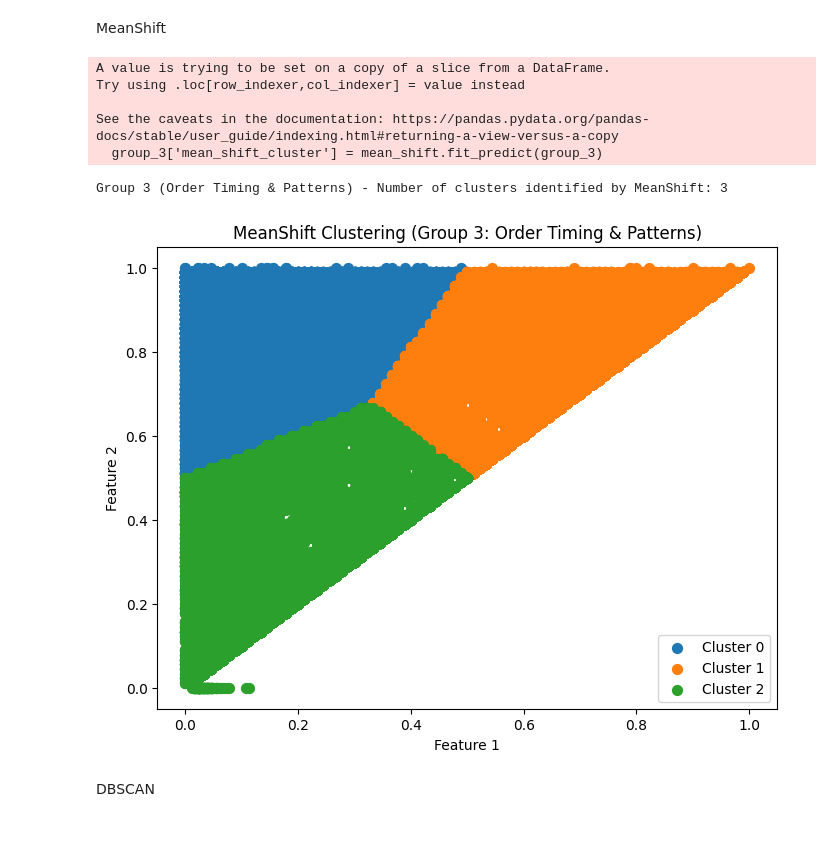
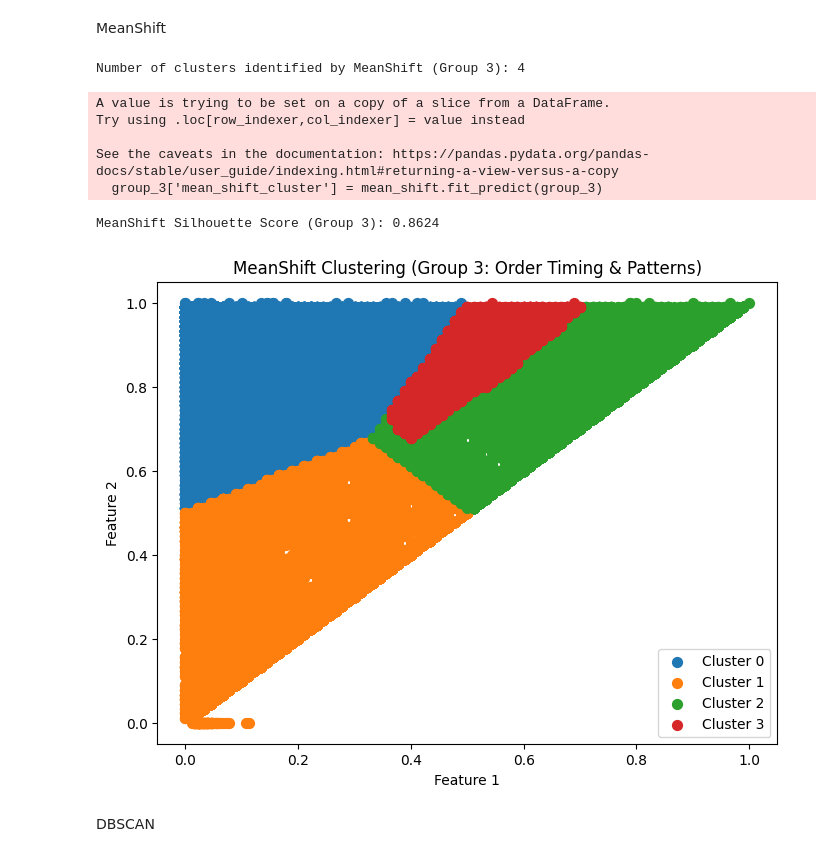
Before and after one commit to gugaaa1904/Data_Mining, a Jupyter notebook: Group 51 Clustering.ipynb, the cells around one changed output. Saved outputs shown, nothing was run; the diff lists cells and outputs as text; code cells hidden in the pictures.

```diff
--- a/Group 51 Clustering.ipynb
+++ b/Group 51 Clustering.ipynb
@@ -865,27 +1114,22 @@ plt.show()
 # %% [markdown]
 Group 3
 # %%
-from sklearn.cluster import KMeans
-from sklearn.metrics import silhouette_score
-import matplotlib.pyplot as plt
-import numpy as np
-
 # Step 1: Apply K-Means clustering for different numbers of clusters
-k_values = range(2, 6)  # Trying 2 to 5 clusters
+k_values = range(2, 6)
 silhouette_scores = []
-kmeans_labels_dict = {}  # Dictionary to store labels for each k
+kmeans_labels_dict = {}
 
 for k in k_values:
     kmeans = KMeans(n_clusters=k, random_state=42)
     labels = kmeans.fit_predict(group_3)
     score = silhouette_score(group_3, labels)
     silhouette_scores.append(score)
-    kmeans_labels_dict[k] = labels  # Save labels for each k
+    kmeans_labels_dict[k] = labels
 
 # Step 2: Plot Silhouette Scores
 plt.figure(figsize=(8, 5))
 plt.plot(k_values, silhouette_scores, marker='o')
-plt.title("Silhouette Scores for K-Means (Order Timing & Promotions)")
+plt.title("Silhouette Scores for K-Means (Order Timing & Patterns)")
 plt.xlabel("Number of Clusters (k)")
 plt.ylabel("Silhouette Score")
 plt.grid(True)
@@ -898,4 +1142,20 @@ print(f"Optimal k: {optimal_k}, Silhouette Score: {max(silhouette_scores)}")
 # Step 4: Final K-Means Clustering with optimal k
 final_kmeans = KMeans(n_clusters=optimal_k, random_state=42)
 group_3['kmeans_cluster'] = final_kmeans.fit_predict(group_3)
+
+# Step 5: Plot the Clusters
+plt.figure(figsize=(8, 6))
+for cluster in np.unique(group_3['kmeans_cluster']):
+    cluster_points = group_3[group_3['kmeans_cluster'] == cluster]
+    plt.scatter(
+        cluster_points.iloc[:, 0], cluster_points.iloc[:, 1],
+        label=f"Cluster {cluster}", s=50
+    )
+plt.scatter(final_kmeans.cluster_centers_[:, 0], final_kmeans.cluster_centers_[:, 1],
+            s=200, c='black', marker='X', label='Centroids')  # Mark centroids
+plt.title(f"K-Means Clustering (Group 3: Order Timing & Patterns, k={optimal_k})")
+plt.xlabel("Feature 1")
+plt.ylabel("Feature 2")
+plt.legend()
+plt.show()
 # %% [output]
@@ -1093,33 +1341,41 @@ MeanShift
 # %%
 # Estimate bandwidth
 bandwidth = estimate_bandwidth(group_3, quantile=0.2, n_samples=1000)
 
 # Apply MeanShift
 mean_shift = MeanShift(bandwidth=bandwidth, bin_seeding=True)
 group_3['mean_shift_cluster'] = mean_shift.fit_predict(group_3)
 
 # Count clusters
 n_clusters = len(np.unique(group_3['mean_shift_cluster']))
-print(f"Group 3 (Order Timing & Patterns) - Number of clusters identified by MeanShift: {n_clusters}")
+print(f"Number of clusters identified by MeanShift (Group 3): {n_clusters}")
+
+# Silhouette Score
+if n_clusters > 1:
+    mean_shift_silhouette = silhouette_score(group_3, group_3['mean_shift_cluster'])
+    print(f"MeanShift Silhouette Score (Group 3): {mean_shift_silhouette:.4f}")
+else:
+    print("MeanShift clustering resulted in a single cluster; silhouette score cannot be calculated.")
 
 # Plot MeanShift clusters
 plt.figure(figsize=(8, 6))
 for cluster in np.unique(group_3['mean_shift_cluster']):
     cluster_points = group_3[group_3['mean_shift_cluster'] == cluster]
     plt.scatter(cluster_points.iloc[:, 0], cluster_points.iloc[:, 1], s=50, label=f'Cluster {cluster}')
 plt.title("MeanShift Clustering (Group 3: Order Timing & Patterns)")
 plt.xlabel("Feature 1")
 plt.ylabel("Feature 2")
 plt.legend()
 plt.show()
 # %% [output]
-A value is trying to be set on a copy of a slice from a DataFrame.
-Try using .loc[row_indexer,col_indexer] = value instead
-
-See the caveats in the documentation: https://pandas.pydata.org/pandas-docs/stable/user_guide/indexing.html#returning-a-view-versus-a-copy
-  group_3['mean_shift_cluster'] = mean_shift.fit_predict(group_3)
+Number of clusters identified by MeanShift (Group 3): 4
-Group 3 (Order Timing & Patterns) - Number of clusters identified by MeanShift: 3
+A value is trying to be set on a copy of a slice from a DataFrame.
+Try using .loc[row_indexer,col_indexer] = value instead
+
+See the caveats in the documentation: https://pandas.pydata.org/pandas-docs/stable/user_guide/indexing.html#returning-a-view-versus-a-copy
+  group_3['mean_shift_cluster'] = mean_shift.fit_predict(group_3)
+MeanShift Silhouette Score (Group 3): 0.8624
-[figure, old version]
+[figure, new version]
 # %% [markdown]
 DBSCAN
 # %%
```
Also changed, not shown: parts of 32 cells of this notebook.
